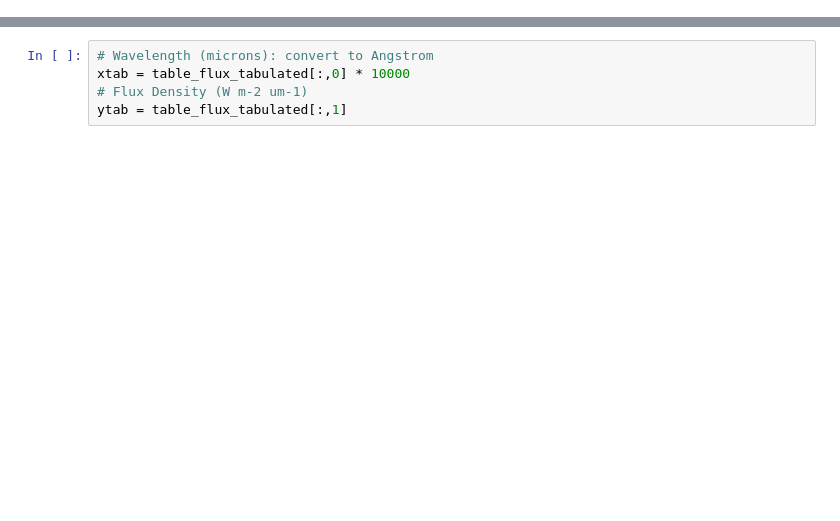
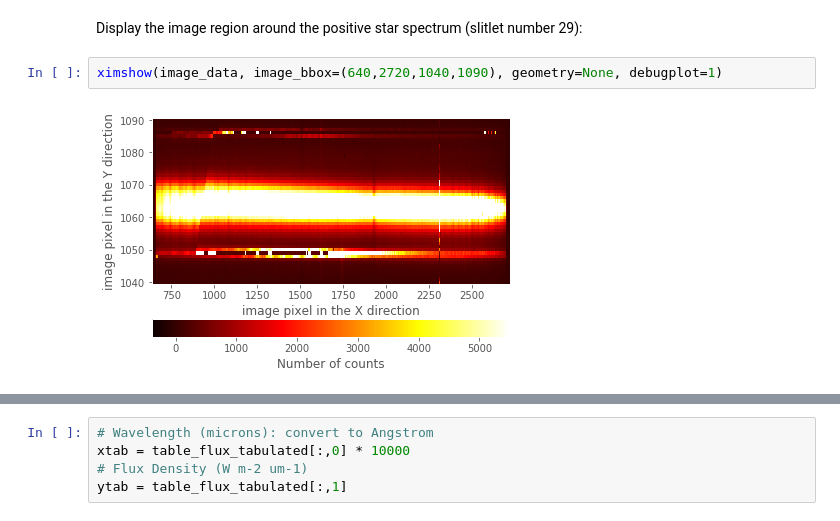
Before and after one commit to nicocardiel/xemir, a Jupyter notebook: docs/comm2b_hd209290.ipynb, the cells around one changed output, grey strips where cells are left out. Saved outputs shown, nothing was run; the diff lists cells and outputs as text; blank space fills up the shorter version.

```diff
--- a/docs/comm2b_hd209290.ipynb
+++ b/docs/comm2b_hd209290.ipynb
@@ -193,0 +232,6 @@ The flux calibrated spectrum of this star can be found in: http://irtfweb.ifa.ha
+# %% [markdown]
+Display the image region around the positive star spectrum (slitlet number 29):
+# %%
+ximshow(image_data, image_bbox=(640,2720,1040,1090), geometry=None, debugplot=1)
+# %% [output]
+[figure, added]
```
Also changed, not shown: parts of 84 cells of this notebook, 4 other files.
